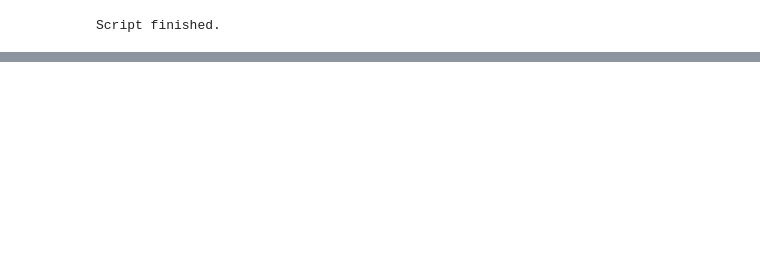
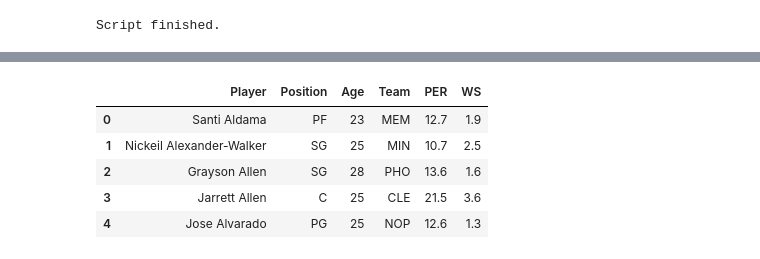
Before and after one commit to JadenFaste/STA141B-Project, a Jupyter notebook: Project.ipynb, the cells around one changed output, grey strips where cells are left out. Saved outputs shown, nothing was run; the diff lists cells and outputs as text; code cells hidden in the pictures; blank space fills up the shorter version.

```diff
--- a/Project.ipynb
+++ b/Project.ipynb
@@ -1220,3 +1064,44 @@ BokehDeprecationWarning: 'circle() method with size value' was deprecated in Bok
+# %%
+#win share and player efficiency rating
+import requests
+import lxml.html as lx
+url = 'https://www.basketball-reference.com/leagues/NBA_2024_advanced.html'
+response = requests.get(url)
+html = lx.fromstring(response.text)
+tables = html.xpath('//table')
+
+# Iterate over each table element
+for table in tables:
+    dataframe = []
+    for row in table.xpath('.//tr'):
+        row_data = [cell.text_content().strip() for cell in row.xpath('.//td')]
+        dataframe.append(row_data)
+rows = []
+for row_data in dataframe:
+    rows.append(row_data)
+columns = ['Player', 'Position', 'Age', 'Team', 'G', 'MP', 'PER', 'TS%', '3PAr', 'FTr', 'ORB%', 'DRB%', 'TRB%', 'AST%', 'STL%', 'BLK%', 'TOV%', 'USG%', 'OWS', 'DWS', 'WS', 'WS/48', 'OBPM', 'DBPM', 'BPM', 'VORP', 'bweebo', 'ball']
+
+# Create DataFrame
+df = pd.DataFrame(dataframe, columns=columns)
+# %%
+df.drop(0)
+df = df.drop_duplicates(subset=['Player'], keep='first')
+newcolumns = [0, 1, 2, 3, 6, 20]
+df = df.iloc[:,newcolumns]
+advanced = df
+# %%
+advanced = advanced.drop(0)
+advanced.reset_index(drop=True, inplace=True)
+advanced.head()
+df2 = advanced
+df2.head()
+# %% [output]
+|  | Player | Position | Age | Team | PER | WS |
+| 0 | Santi Aldama | PF | 23 | MEM | 12.7 | 1.9 |
+| 1 | Nickeil Alexander-Walker | SG | 25 | MIN | 10.7 | 2.5 |
+| 2 | Grayson Allen | SG | 28 | PHO | 13.6 | 1.6 |
+| 3 | Jarrett Allen | C | 25 | CLE | 21.5 | 3.6 |
+| 4 | Jose Alvarado | PG | 25 | NOP | 12.6 | 1.3 |
 # %%
 import requests
 from bs4 import BeautifulSoup
```
Also changed, not shown: parts of 31 cells of this notebook.
